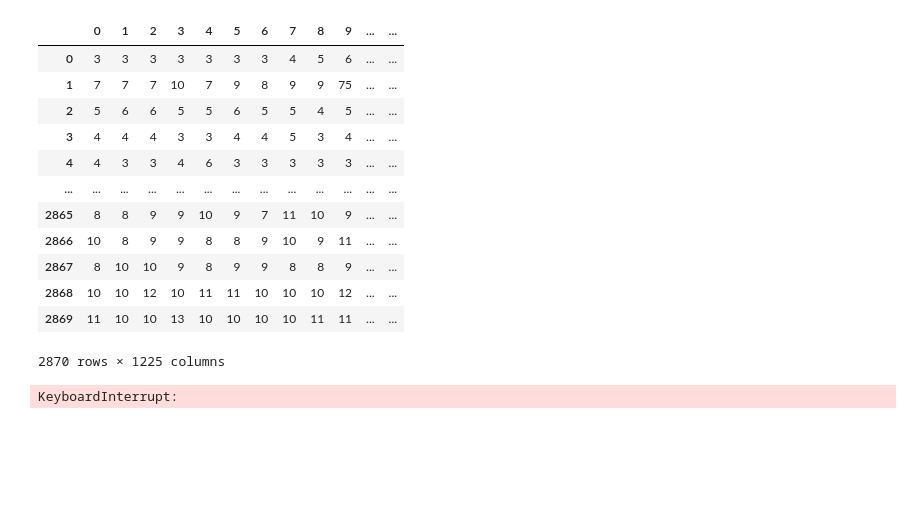
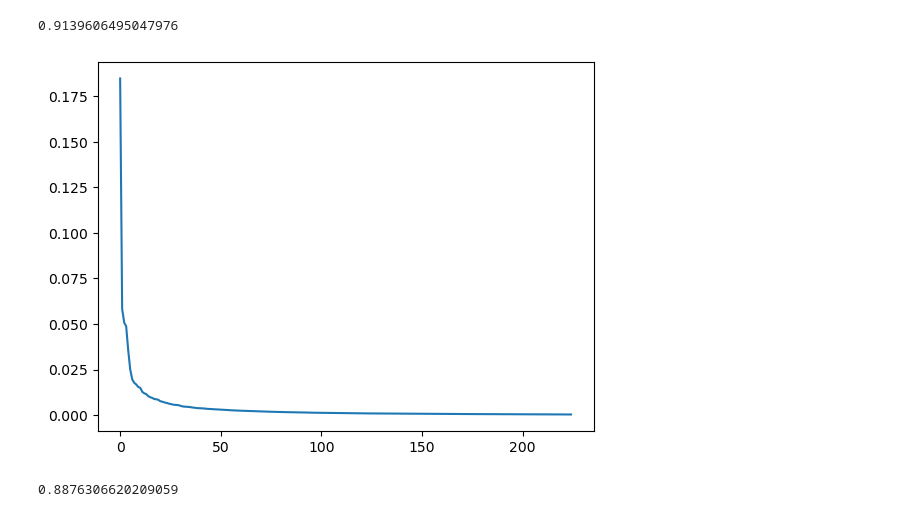
Before and after one commit to naniri04/Ossw_Final, a Jupyter notebook: main.ipynb, the cells around one changed output. Cells and saved outputs as stored; diff of their text form; code cells hidden in the pictures; blank space fills up the shorter version.

```diff
--- a/main.ipynb
+++ b/main.ipynb
@@ -87,8 +120,0 @@ _ = imgshow5x5(pooled, order=list(range(25)))
-# %%
-pooled = []
-for k in data.keys():
-    data_len = len(data[k])
-    pooled += [block_reduce(data[k][i][0], (15, 15), np.max) for i in range(data_len)]
-
-pooled = [arr.reshape(arr.shape[0]*arr.shape[1]) for arr in pooled]
-pooled[0].shape
@@ -113,23 +121,44 @@ pooled[0].shape
-# %%
-angle_df = pd.DataFrame(pooled)
-angle_df
-# %% [output]
-|  | 0 | 1 | 2 | 3 | 4 | 5 | 6 | 7 | 8 | 9 | ... | ... |
-| 0 | 3 | 3 | 3 | 3 | 3 | 3 | 3 | 4 | 5 | 6 | ... | ... |
-| 1 | 7 | 7 | 7 | 10 | 7 | 9 | 8 | 9 | 9 | 75 | ... | ... |
-| 2 | 5 | 6 | 6 | 5 | 5 | 6 | 5 | 5 | 4 | 5 | ... | ... |
-| 3 | 4 | 4 | 4 | 3 | 3 | 4 | 4 | 5 | 3 | 4 | ... | ... |
-| 4 | 4 | 3 | 3 | 4 | 6 | 3 | 3 | 3 | 3 | 3 | ... | ... |
-| ... | ... | ... | ... | ... | ... | ... | ... | ... | ... | ... | ... | ... |
-| 2865 | 8 | 8 | 9 | 9 | 10 | 9 | 7 | 11 | 10 | 9 | ... | ... |
-| 2866 | 10 | 8 | 9 | 9 | 8 | 8 | 9 | 10 | 9 | 11 | ... | ... |
-| 2867 | 8 | 10 | 10 | 9 | 8 | 9 | 9 | 8 | 8 | 9 | ... | ... |
-| 2868 | 10 | 10 | 12 | 10 | 11 | 11 | 10 | 10 | 10 | 12 | ... | ... |
-| 2869 | 11 | 10 | 10 | 13 | 10 | 10 | 10 | 10 | 11 | 11 | ... | ... |
-2870 rows × 1225 columns
-# %%
-ms = MeanShift()
-ms.fit(angle_df)
-ms.labels_
-# %% [output]
-KeyboardInterrupt:
+# %%
+all_pooled = []; all_y = []; i = 0; kpool = 16; output = []
+for k in data.keys():
+    data_len = len(data[k])
+    all_pooled += [block_reduce(data[k][i][0], (kpool, kpool), np.average).reshape((512//kpool) ** 2) for i in range(data_len)]
+    # all_pooled += [data[k][i][0].reshape(512 ** 2) for i in range(data_len)]
+    all_y += [i for _ in range(data_len)]
+    i += 1
+
+# for i in range(len(all_pooled)):
+#     output.append(all_pooled[i] / np.max(all_pooled[i]))
+output = all_pooled
+
+# for i in range(len(output)//2):
+#     output.append(output[i][::-1])
+#     all_y.append(all_y[i])
+
+pca = sklearn.decomposition.PCA(n_components=225)
+pca.fit(output)
+print(np.sum(pca.explained_variance_ratio_))
+plt.plot(pca.explained_variance_ratio_)
+output = pca.transform(output)
+
+# ind = 0
+# for k in data.keys():
+#     data_len = len(data[k])
+#     for i in range(data_len):
+#         all_pooled[ind] = np.append(all_pooled[ind], data[k][i][2])
+#         ind += 1
+# %% [output]
+0.9139606495047976
+[figure, added]
+# %%
+seed = np.random.randint(0, 100000)
+X_train, X_test, y_train, y_test = \
+sklearn.model_selection.train_test_split(output, all_y, test_size=0.1, shuffle=True, random_state=seed)
+model = sklearn.svm.SVC(C=1.0)  # .914
+#model = sklearn.neighbors.KNeighborsClassifier(n_neighbors=1, p=1)  # .912
+#model = sklearn.ensemble.RandomForestClassifier(n_estimators=400, min_samples_split=4)
+model.fit(X_train, y_train)
+y_pred = model.predict(X_test)
+print(sklearn.metrics.accuracy_score(y_pred, y_test))
+# %% [output]
+0.8876306620209059
```
Also changed, not shown: parts of 10 cells of this notebook.
